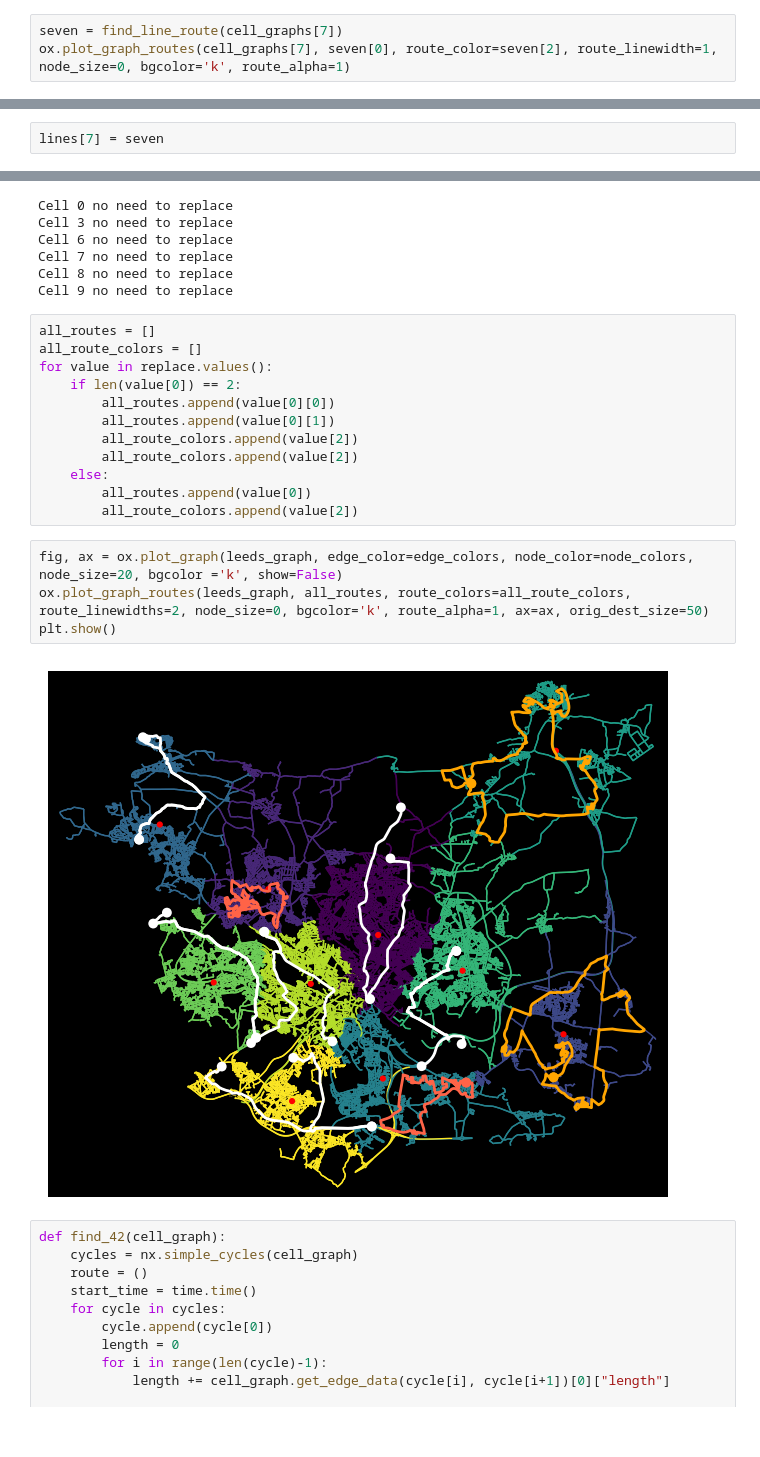
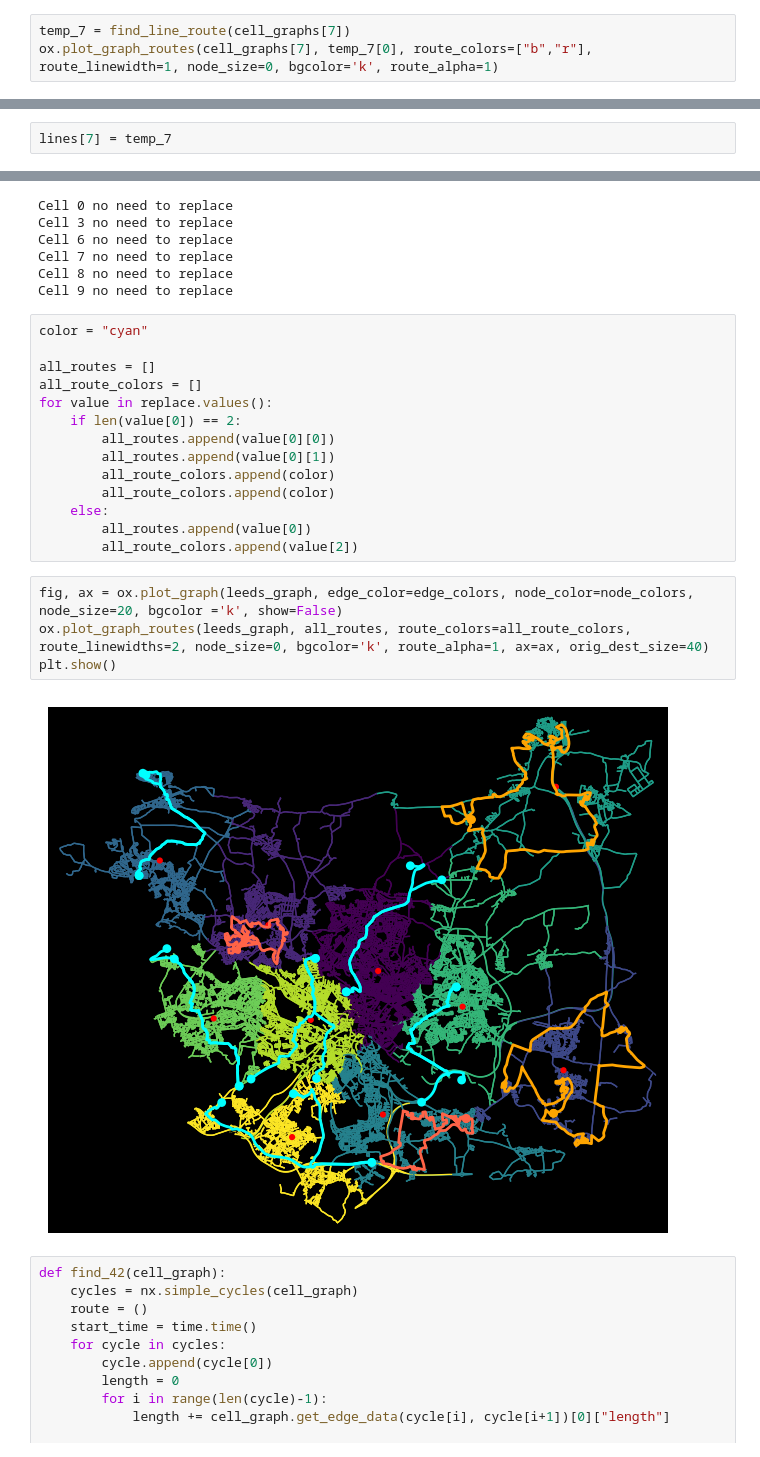
Before and after one commit to congrendai/NDA_CW2, a Jupyter notebook: NDA_CW2.ipynb, the cells around one changed output, grey strips where cells are left out. Saved outputs shown, nothing was run; the diff lists cells and outputs as text.

```diff
--- a/NDA_CW2.ipynb
+++ b/NDA_CW2.ipynb
@@ -743,5 +743,5 @@ cell 8
 cell 9
 21248.638000000006
 # %%
-seven = find_line_route(cell_graphs[7])
-ox.plot_graph_routes(cell_graphs[7], seven[0], route_color=seven[2], route_linewidth=1, node_size=0, bgcolor='k', route_alpha=1)
+temp_7 = find_line_route(cell_graphs[7])
+ox.plot_graph_routes(cell_graphs[7], temp_7[0], route_colors=["b","r"], route_linewidth=1, node_size=0, bgcolor='k', route_alpha=1)
@@ -748,5 +752,5 @@ ox.plot_graph_routes(cell_graphs[7], seven[0], route_color=seven[2], route_linew
 # %%
-lines[7] = seven
+lines[7] = temp_7
 # %%
 for index, line, cell_graph in zip(range(10), lines.values(), cell_graphs):
     print(index)
@@ -781,23 +785,25 @@ Cell 7 no need to replace
 Cell 8 no need to replace
 Cell 9 no need to replace
 # %%
+color = "cyan"
+
 all_routes = []
 all_route_colors = []
 for value in replace.values():
     if len(value[0]) == 2:
         all_routes.append(value[0][0])
         all_routes.append(value[0][1])
-        all_route_colors.append(value[2])
-        all_route_colors.append(value[2])
+        all_route_colors.append(color)
+        all_route_colors.append(color)
     else:
         all_routes.append(value[0])
         all_route_colors.append(value[2])
 # %%
 fig, ax = ox.plot_graph(leeds_graph, edge_color=edge_colors, node_color=node_colors, node_size=20, bgcolor ='k', show=False)
-ox.plot_graph_routes(leeds_graph, all_routes, route_colors=all_route_colors, route_linewidths=2, node_size=0, bgcolor='k', route_alpha=1, ax=ax, orig_dest_size=50)
+ox.plot_graph_routes(leeds_graph, all_routes, route_colors=all_route_colors, route_linewidths=2, node_size=0, bgcolor='k', route_alpha=1, ax=ax, orig_dest_size=40)
 plt.show()
 # %% [output]
-[figure, old version]
+[figure, new version]
 # %%
 def find_42(cell_graph):
     cycles = nx.simple_cycles(cell_graph)
```
Also changed, not shown: parts of 3 cells of this notebook, 10 other files.
